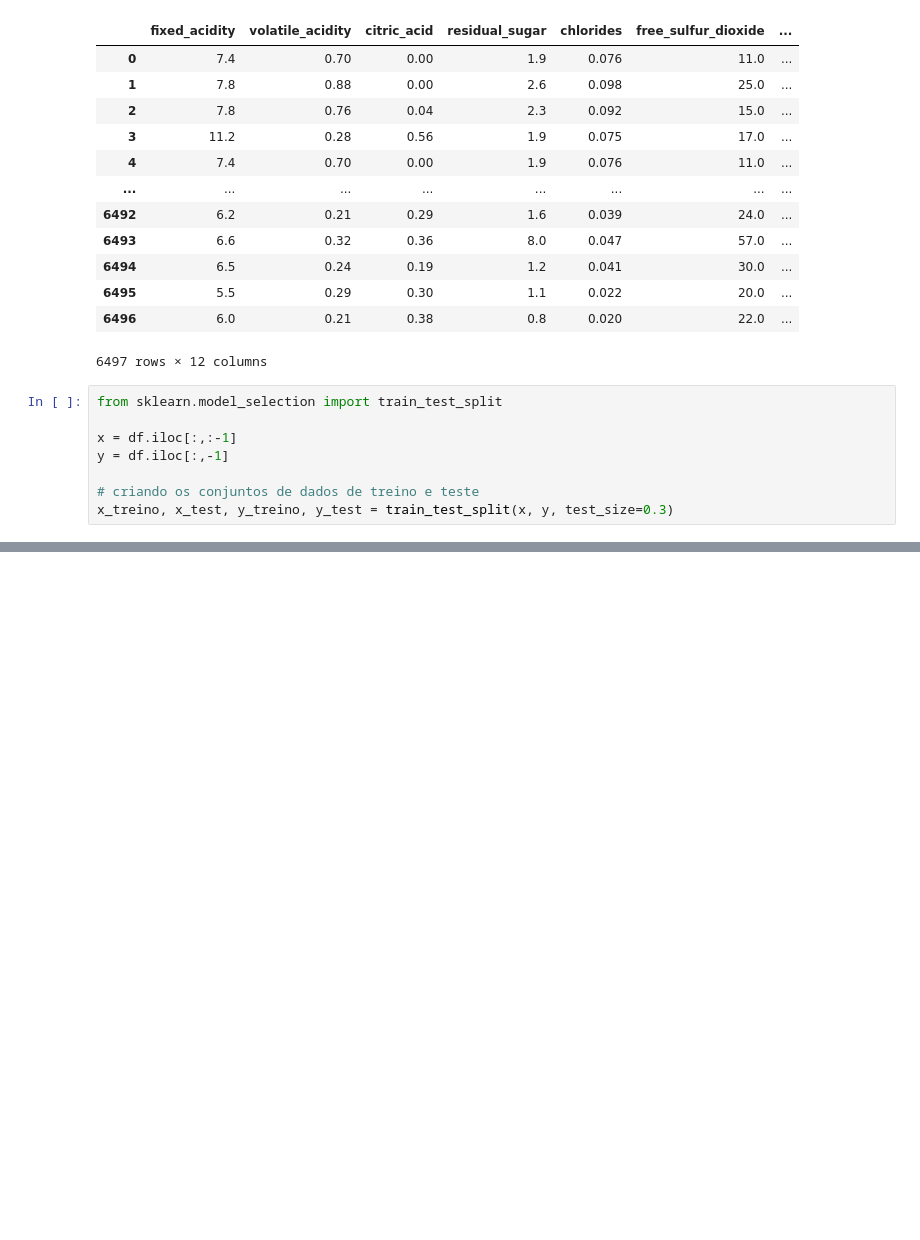
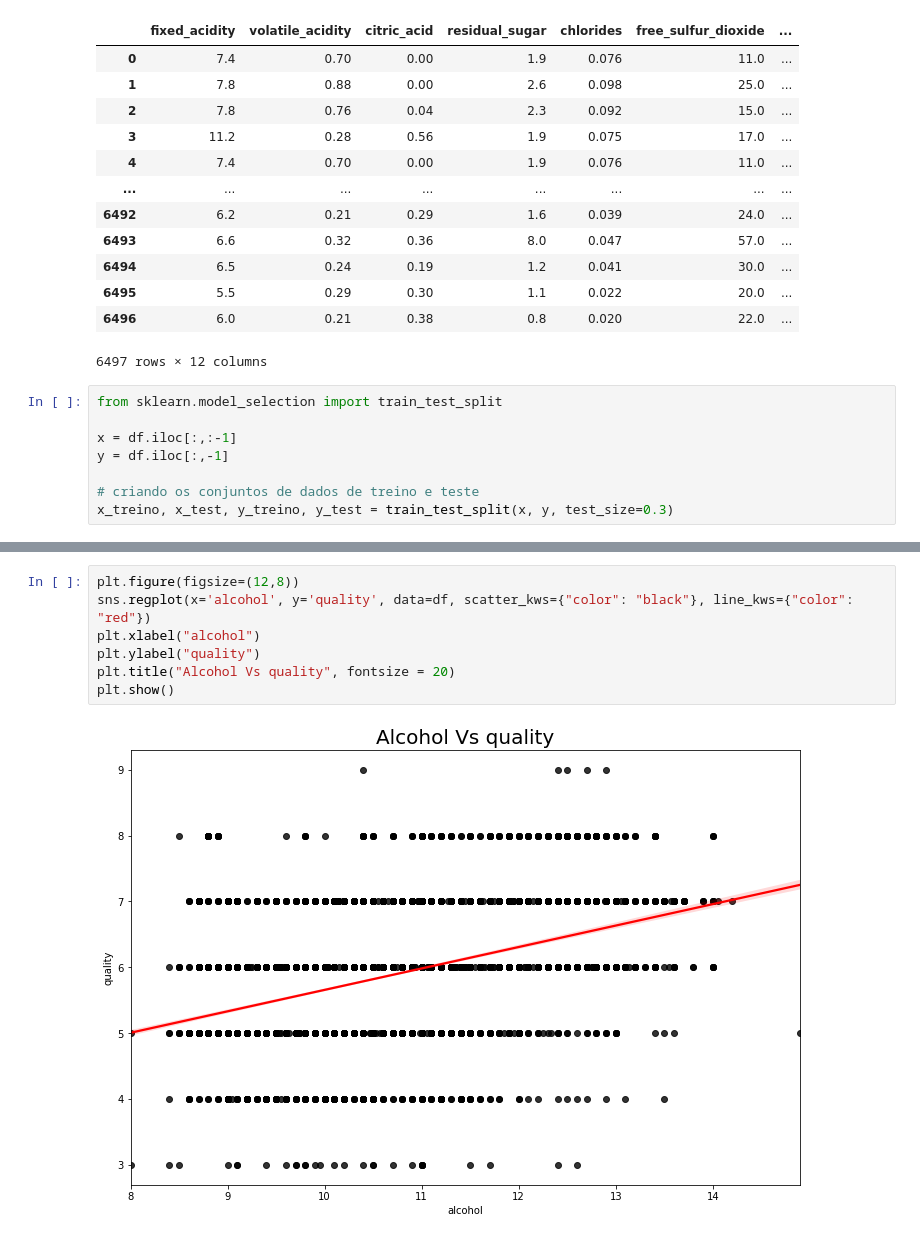
Before and after one commit to mateuspadua/machine-learning, a Jupyter notebook: wine_predict/wine_predict.ipynb, the cells around one changed output, grey strips where cells are left out. Saved outputs shown, nothing was run; the diff lists cells and outputs as text; blank space fills up the shorter version.

```diff
--- a/wine_predict/wine_predict.ipynb
+++ b/wine_predict/wine_predict.ipynb
@@ -117,0 +168,9 @@ Os valores inferidos foram: [1 0 1 1 0]
+# %%
+plt.figure(figsize=(12,8))
+sns.regplot(x='alcohol', y='quality', data=df, scatter_kws={"color": "black"}, line_kws={"color": "red"})
+plt.xlabel("alcohol")
+plt.ylabel("quality")
+plt.title("Alcohol Vs quality", fontsize = 20)
+plt.show()
+# %% [output]
+[figure, added]
```
Also changed, not shown: parts of 14 cells of this notebook.
